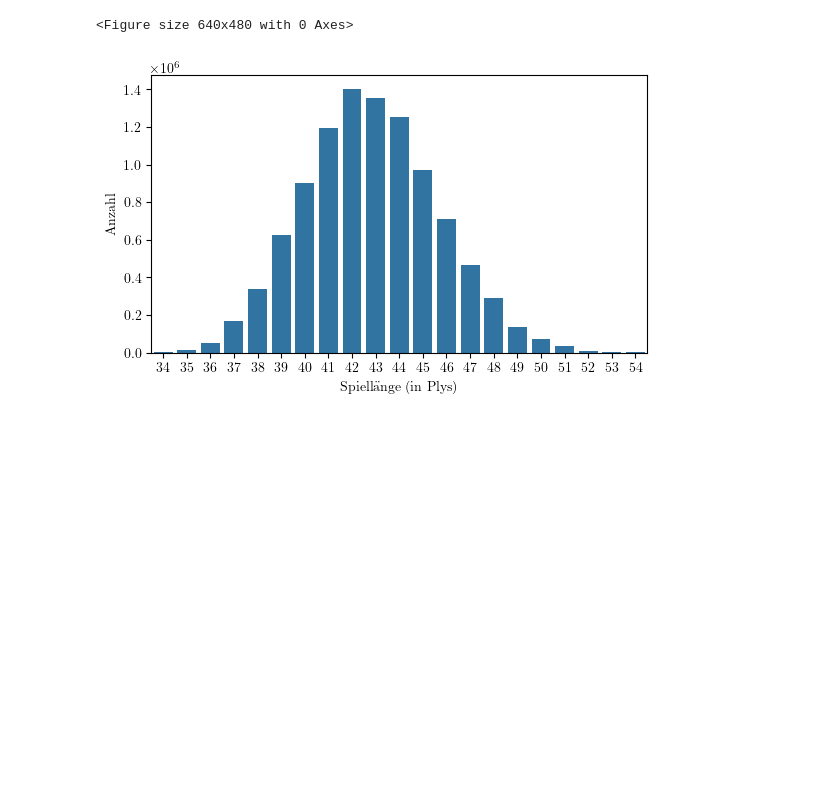
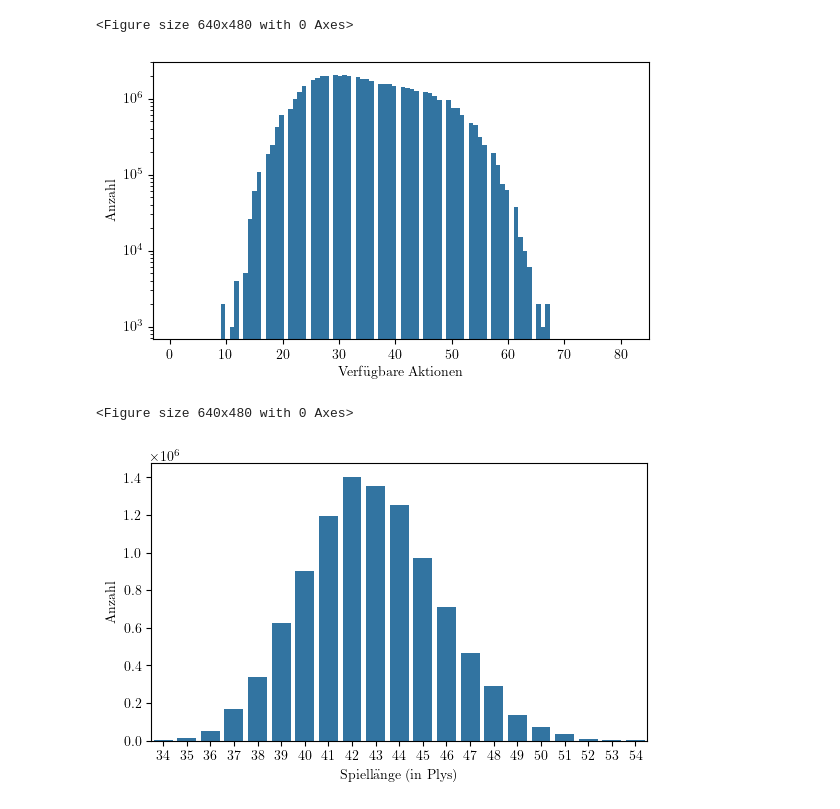
Before and after one commit to NicoZeitz/Studienarbeit, a Jupyter notebook: code/analysis/empirical_analysis.ipynb, the cells around one changed output. Cells and saved outputs as stored; diff of their text form; code cells hidden in the pictures; blank space fills up the shorter version.

```diff
--- a/code/analysis/empirical_analysis.ipynb
+++ b/code/analysis/empirical_analysis.ipynb
@@ -33,6 +33,8 @@ def statistical_parameters(df) -> None:
 game_lengths = pd.read_csv("./datasets/game_lengths.csv", names=["game_lengths"], dtype={0:np.uint8})
 # %%
 available_actions = pd.read_csv("./datasets/available_actions.csv", names=["available_actions"], dtype={0:np.uint16})
+# %%
+available_special_actions = pd.read_csv("./datasets/available_special_actions.csv", names=["available_special_actions"], dtype={0:np.uint8})
 # %%
 game_tree_complexity = pd.read_csv("./datasets/game_tree_complexity.csv", names=["game_tree_complexity"], dtype={0:np.float64})
 # %%
@@ -106,6 +118,43 @@ plt.clf()
 # %% [output]
 [figure]
 <Figure size 640x480 with 0 Axes>
+# %%
+palette = sns.set_palette(sns.color_palette(["#3274a1"]))
+
+plt.yscale('log', base=10)
+ax = sns.histplot(
+    available_special_actions,
+    stat='count',
+    alpha=1,
+    shrink=1,
+    color='#3274a1',
+    edgecolor=None,
+    linewidth=0,
+    palette=palette,
+    kde=False,
+    #bins=[0,1] + list(np.histogram_bin_edges(available_actions, bins=100, range=(2, 1345))),
+    bins=np.histogram_bin_edges(available_special_actions, bins=100, range=(1, 81)),
+    log_scale=False
+)
+#ax.set_title("Anzahl der Verfügbaren Aktionen")
+ax.legend([],[], frameon=False)
+ax.set_xlabel("Verfügbare Aktionen")
+ax.set_ylabel("Anzahl")
+
+
+fig = plt.gcf()
+if type(aspect_ratio) == float or type(aspect_ratio) == int:
+    (width, height) = fig.get_size_inches()
+    fig.set_size_inches(width, width / aspect_ratio)
+
+plt.savefig(f'{results_dir}/available_special_actions.svg', bbox_inches = 'tight', dpi=dpi)
+plt.savefig(f'{results_dir}/available_special_actions.pdf', bbox_inches = 'tight', dpi=dpi)
+plt.savefig(f'{results_dir}/available_special_actions.png', bbox_inches = 'tight', dpi=dpi)
+plt.show()
+plt.clf()
+# %% [output]
+[figure, added]
+<Figure size 640x480 with 0 Axes>
 # %%
 aspect_ratio = 16 / 9
 dpi = 1200
```
Also changed, not shown: parts of 1 cell of this notebook, 5 other files.
